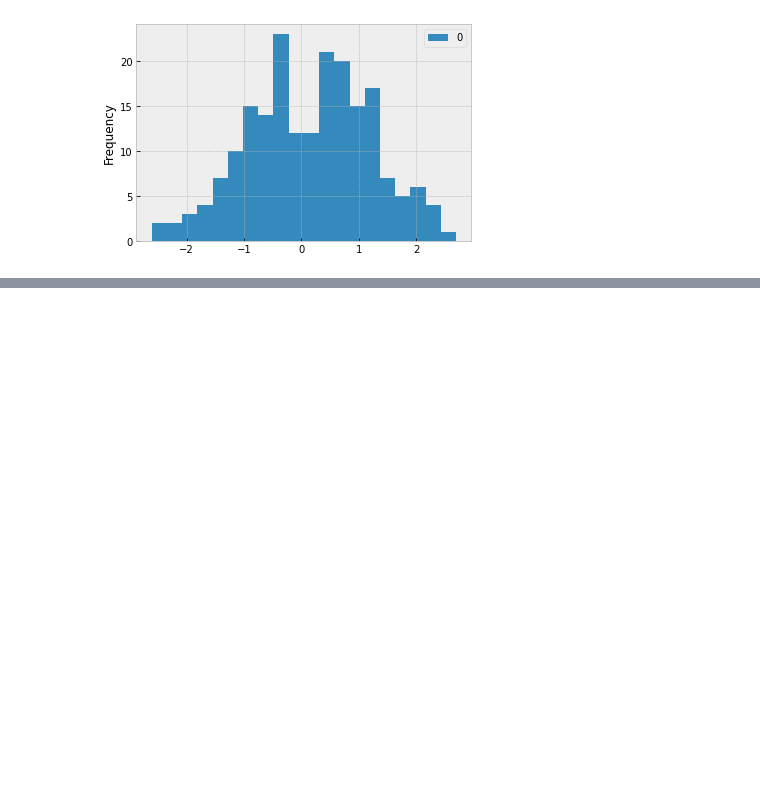
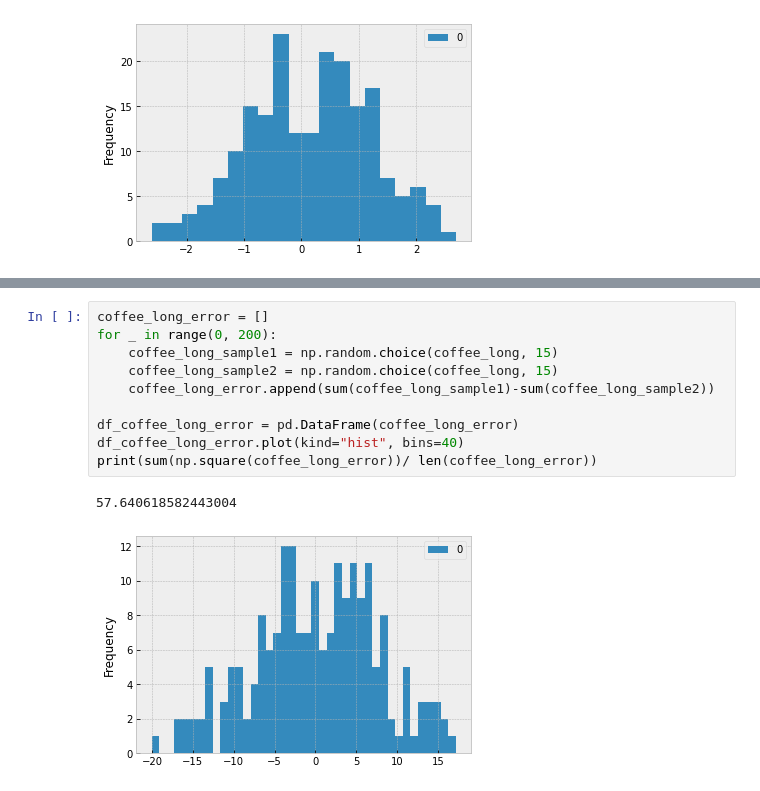
Before and after one commit to zkavtaskin/Lead-Time-Driven-Delivery-Simulation, a Jupyter notebook: Notebook/LittlePower.ipynb, the cells around one changed output, grey strips where cells are left out. Cells and saved outputs as stored; diff of their text form; blank space fills up the shorter version.

Commit message:
data for the little law article

```diff
--- a/Notebook/LittlePower.ipynb
+++ b/Notebook/LittlePower.ipynb
@@ -434,0 +437,13 @@ print(sum(np.square(coffee_long_error))/ len(coffee_long_error))
+# %%
+coffee_long_error = []
+for _ in range(0, 200):
+    coffee_long_sample1 = np.random.choice(coffee_long, 15)
+    coffee_long_sample2 = np.random.choice(coffee_long, 15)
+    coffee_long_error.append(sum(coffee_long_sample1)-sum(coffee_long_sample2))
+
+df_coffee_long_error = pd.DataFrame(coffee_long_error)
+df_coffee_long_error.plot(kind="hist", bins=40)
+print(sum(np.square(coffee_long_error))/ len(coffee_long_error))
+# %% [output]
+57.640618582443004
+[figure, added]
```
Also changed, not shown: parts of 11 cells of this notebook, 1 other file.
